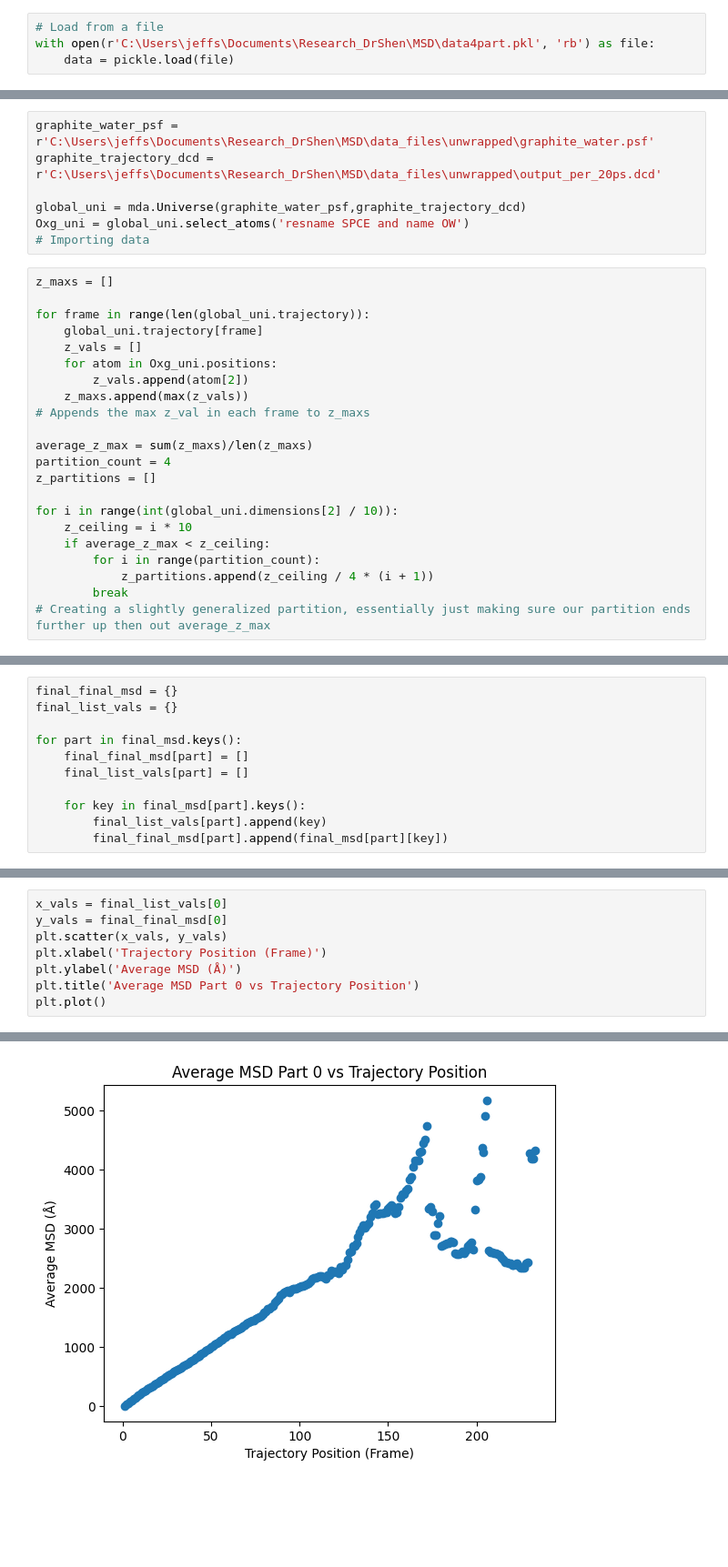
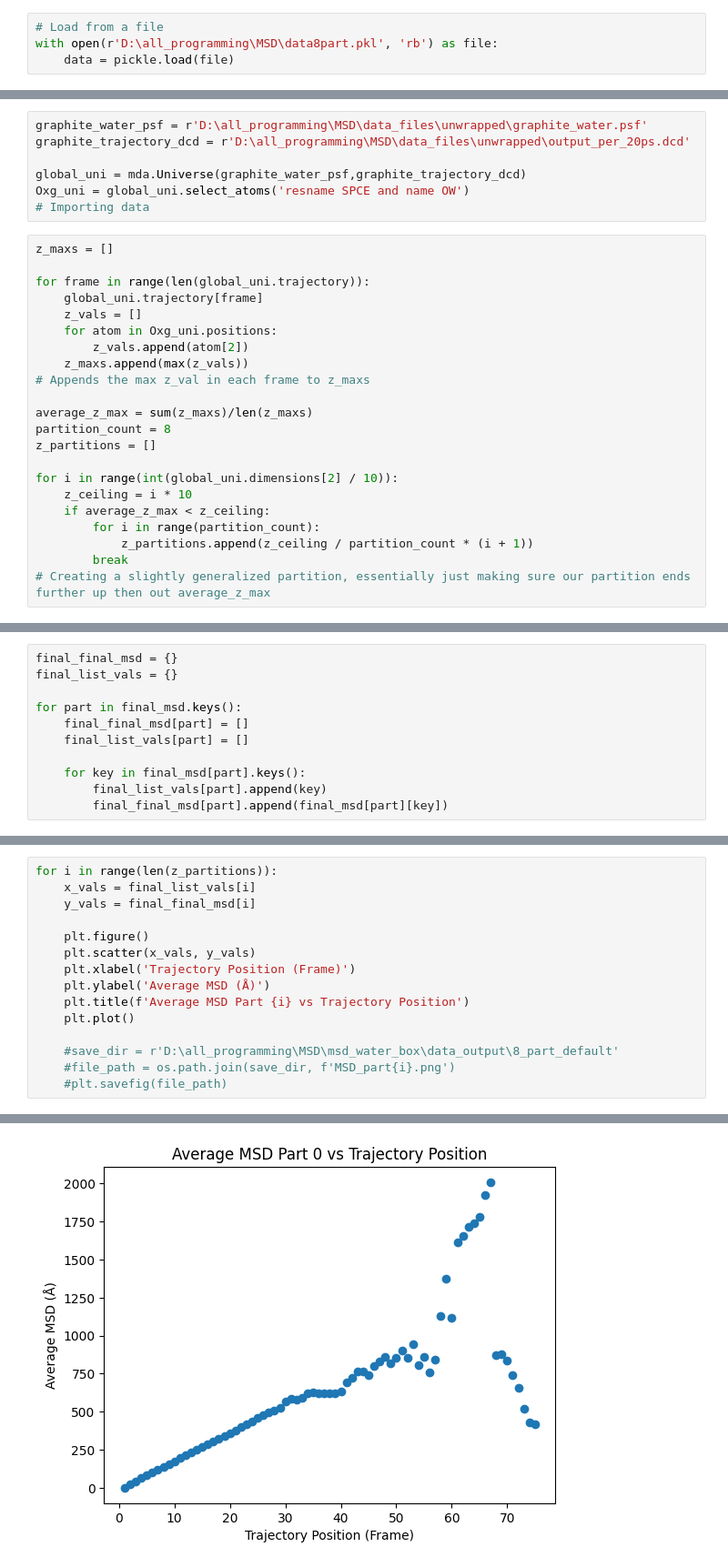
Before and after one commit to AndrewSykes1/msd_water_box, a Jupyter notebook: msd_processer.IPYNB, the cells around one changed output, grey strips where cells are left out. Shown at 91% size. Saved outputs shown, nothing was run; the diff lists cells and outputs as text; blank space fills up the shorter version.

Commit message:
Repeated runtime with 8 partitions instead of 4 and changes file locations

```diff
--- a/msd_processer.IPYNB
+++ b/msd_processer.IPYNB
@@ -20,5 +21,5 @@ def matrix_addition(array1,array2):
 # [1,2,3] + [4,5] = [5,7,3]
 # %%
 # Load from a file
-with open(r'C:\Users\jeffs\Documents\Research_DrShen\MSD\data4part.pkl', 'rb') as file:
+with open(r'D:\all_programming\MSD\data8part.pkl', 'rb') as file:
     data = pickle.load(file)
@@ -25,6 +32,6 @@ with open(r'C:\Users\jeffs\Documents\Research_DrShen\MSD\data4part.pkl', 'rb') a
 # %%
-graphite_water_psf = r'C:\Users\jeffs\Documents\Research_DrShen\MSD\data_files\unwrapped\graphite_water.psf'
-graphite_trajectory_dcd = r'C:\Users\jeffs\Documents\Research_DrShen\MSD\data_files\unwrapped\output_per_20ps.dcd'
+graphite_water_psf = r'D:\all_programming\MSD\data_files\unwrapped\graphite_water.psf'
+graphite_trajectory_dcd = r'D:\all_programming\MSD\data_files\unwrapped\output_per_20ps.dcd'
 
 global_uni = mda.Universe(graphite_water_psf,graphite_trajectory_dcd)
 Oxg_uni = global_uni.select_atoms('resname SPCE and name OW')
@@ -41,14 +48,14 @@ for frame in range(len(global_uni.trajectory)):
 # Appends the max z_val in each frame to z_maxs
 
 average_z_max = sum(z_maxs)/len(z_maxs)
-partition_count = 4
+partition_count = 8
 z_partitions = []
 
 for i in range(int(global_uni.dimensions[2] / 10)):
     z_ceiling = i * 10
     if average_z_max < z_ceiling:
         for i in range(partition_count):
-            z_partitions.append(z_ceiling / 4 * (i + 1))
+            z_partitions.append(z_ceiling / partition_count * (i + 1))
         break
 # Creating a slightly generalized partition, essentially just making sure our partition ends further up then out average_z_max
 # %%
@@ -177,9 +184,16 @@ for i in range(len(z_partitions)):
 # %%
-x_vals = final_list_vals[0]
-y_vals = final_final_msd[0]
-plt.scatter(x_vals, y_vals)
-plt.xlabel('Trajectory Position (Frame)')
-plt.ylabel('Average MSD (Å)')
-plt.title('Average MSD Part 0 vs Trajectory Position')
-plt.plot()
+for i in range(len(z_partitions)):
+    x_vals = final_list_vals[i]
+    y_vals = final_final_msd[i]
+
+    plt.figure()
+    plt.scatter(x_vals, y_vals)
+    plt.xlabel('Trajectory Position (Frame)')
+    plt.ylabel('Average MSD (Å)')
+    plt.title(f'Average MSD Part {i} vs Trajectory Position')
+    plt.plot()
+
+    #save_dir = r'D:\all_programming\MSD\msd_water_box\data_output\8_part_default'
+    #file_path = os.path.join(save_dir, f'MSD_part{i}.png')
+    #plt.savefig(file_path)
 # %% [output]
@@ -187 +200 @@ plt.plot()
-[figure, old version]
+[figure, new version]
```
Also changed, not shown: parts of 7 cells of this notebook, 15 other files.
